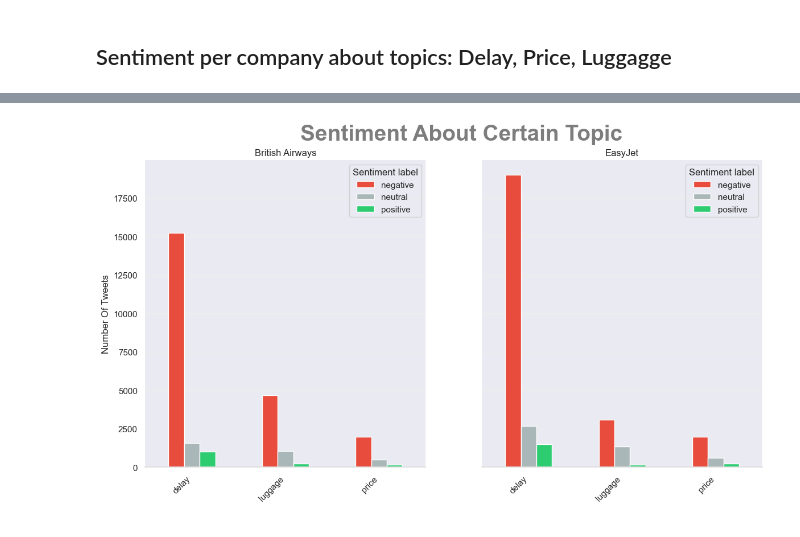
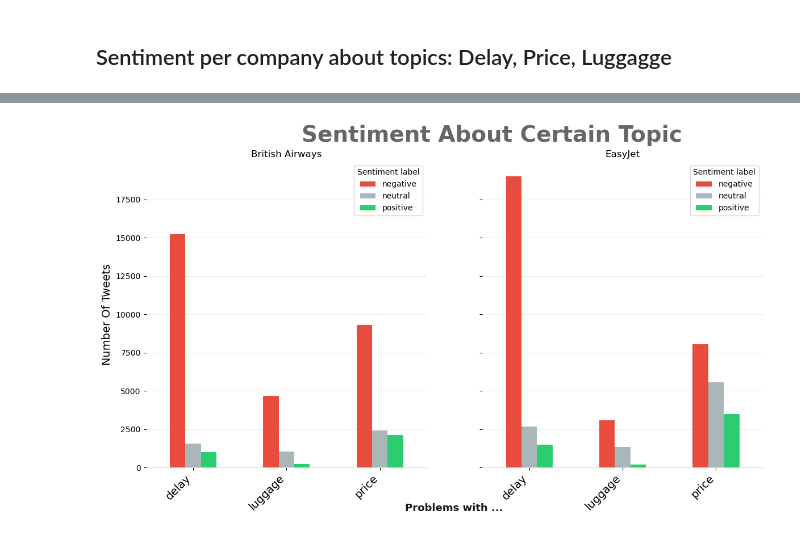
Before and after one commit to AlexRaudvee/Sentiment_Analysis_Tiwitter, a Jupyter notebook: sentiment_analysis.ipynb, the cells around one changed output, grey strips where cells are left out. Drawn from its saved outputs; the diff is of its cells as text; code cells hidden in the pictures.

```diff
--- a/sentiment_analysis.ipynb
+++ b/sentiment_analysis.ipynb
@@ -532,10 +585,10 @@ britishairways_tweets = tweets[(tweets['lang']=='en')&
 # %%
 # add aditional columns related to the time series for client and competitor
 
-easyjet_tweets['till_hour_str'] = easyjet_tweets['timestamp_int'].apply(lambda row: datetime.fromtimestamp(row).__format__('%Y/%m/%d %H'))
+easyjet_tweets['till_hour_str'] = easyjet_tweets['timestamp_int'].progress_apply(lambda row: datetime.fromtimestamp(row).__format__('%Y/%m/%d %H'))
 easyjet_tweets['day_of_year'] = pd.to_datetime(easyjet_tweets['timestamp_ms'],unit='ms').dt.day_of_year
 
-britishairways_tweets['till_hour_str'] = britishairways_tweets['timestamp_int'].apply(lambda row: datetime.fromtimestamp(row).__format__('%Y/%m/%d %H'))
+britishairways_tweets['till_hour_str'] = britishairways_tweets['timestamp_int'].progress_apply(lambda row: datetime.fromtimestamp(row).__format__('%Y/%m/%d %H'))
 britishairways_tweets['day_of_year'] = pd.to_datetime(britishairways_tweets['timestamp_ms'],unit='ms').dt.day_of_year
 # %% [output]
 A value is trying to be set on a copy of a slice from a DataFrame.
@@ -898,6 +1122,24 @@ def which_topic(text):
     elif 'price' in text:
         return 'price'
 
+    elif 'cheap' in text:
+        return 'price'
+
+    elif 'expensive' in text:
+        return 'price'
+
+    elif 'buggage' in text:
+        return 'luggage'
+
+    elif 'cost' in text:
+        return 'price'
+
+    elif 'payment' in text:
+        return 'price'
+
+    elif 'fee' in text:
+        return 'price'
+
     else:
         return None
 # %%
@@ -959,41 +1219,42 @@ bars_grouped2 = easyjet_topics.plot(kind='bar', ax=ax[1], color=['#E74C3C', '#AA
 
 # title
 fig.text(x=0.32, y=.93, s="Sentiment About Certain Topic", transform=fig.transFigure, ha='left', fontsize=28, weight='bold', alpha=.6)
+
+fig.text(x=0.45, y=0, s="Problems with ...", transform=fig.transFigure, ha='left', fontsize=13, alpha=.9, weight='bold')
 
 # set suptite
 ax[0].set_title('British Airways')
 ax[1].set_title('EasyJet')
 
 # Axis formatting.
 ax[0].spines['top'].set_visible(False)
 ax[1].spines['top'].set_visible(False)
 ax[0].spines['right'].set_visible(False)
 ax[1].spines['right'].set_visible(False)
 ax[0].spines['left'].set_visible(False)
 ax[1].spines['left'].set_visible(False)
 ax[0].spines['bottom'].set_color('#DDDDDD')
 ax[1].spines['bottom'].set_color('#DDDDDD')
 ax[0].set_axisbelow(True)
 ax[1].set_axisbelow(True)
 ax[0].yaxis.grid(True, color='#EEEEEE')
 ax[1].yaxis.grid(True, color='#EEEEEE')
 ax[0].xaxis.grid(False)
 ax[1].xaxis.grid(False)
 
 
 # x axis
 ax[0].set_xlabel('')
 ax[1].set_xlabel('')
-plt.xticks(rotation=45)
-ax[0].set_xticks([0,1,2], ['delay', 'luggage', 'price'], rotation=45, ha='right')
-ax[1].set_xticks([0,1,2], ['delay', 'luggage', 'price'], rotation=45, ha='right')
+ax[0].set_xticks([0,1,2], ['delay', 'luggage', 'price'], rotation=45, ha='right', size=14)
+ax[1].set_xticks([0,1,2], ['delay', 'luggage', 'price'], rotation=45, ha='right', size=14)
 
 # y axis
 ax[0].set_ylabel('')
 ax[1].set_ylabel('')
-ax[0].set_ylabel('Number Of Tweets')
+ax[0].set_ylabel('Number Of Tweets', size=14)
 
 # saving code
-# fig.get_figure().savefig('sentiment_about_topics.png')
+fig.get_figure().savefig('sentiment_about_topics.png')
 # %% [output]
-[figure, old version]
+[figure, new version]
```
Also changed, not shown: parts of 15 cells of this notebook.
